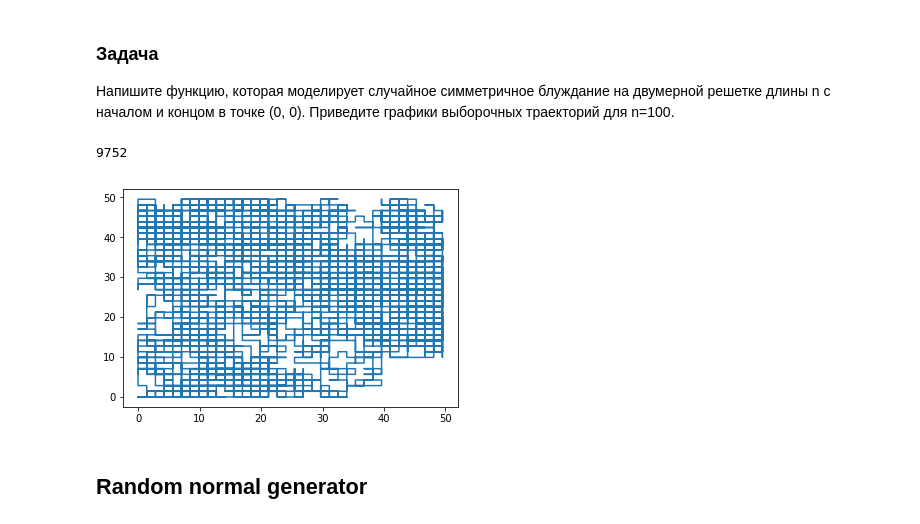
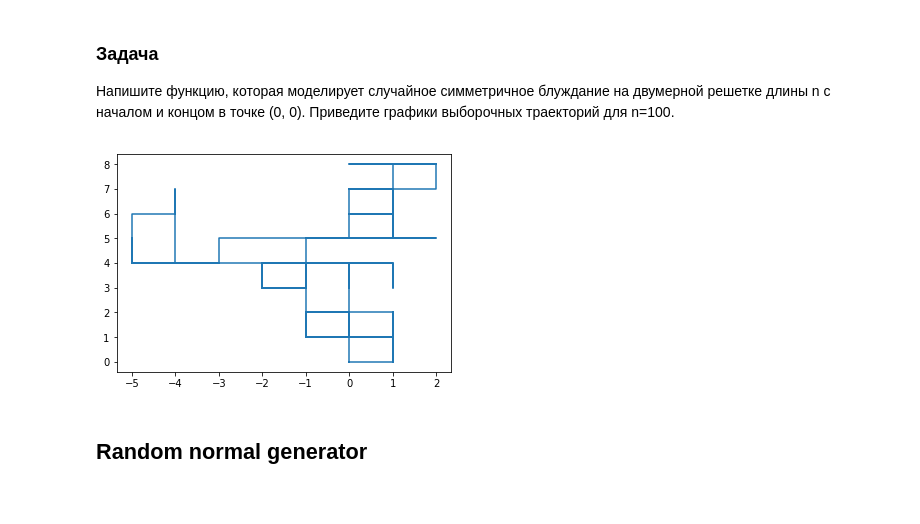
Before and after one commit to Pxsha/workshop, a Jupyter notebook: homework_random.ipynb, the cells around one changed output. Cells and saved outputs as stored; diff of their text form; code cells hidden in the pictures.

```diff
--- a/homework_random.ipynb
+++ b/homework_random.ipynb
@@ -237,32 +237,25 @@ plt.show()
 # %% [markdown]
 ### Задача
 Напишите функцию, которая моделирует случайное симметричное блуждание на двумерной решетке длины n c началом и концом в точке (0, 0). Приведите графики выборочных траекторий для n=100.
-# %%
-import math as m
-x=[0]
-y=[0]
-i=1
-step=[-1,1]
-while True:
-    valx=random.randint(0,1)
-    valy=random.randint(0,1)
-    if x[i-1]+step[valx]>0 and (y[i-1]+step[valy])>=x[i-1]+step[valx] and -x[i-1]-step[valx]+100/m.sqrt(2)>=y[i-1]+step[valy] or x[i-1]+step[valx]<=0 and y[i-1]+step[valy]>=-x[i-1]-step[valx] and x[i-1]+step[valx]+100/m.sqrt(2)>=y[i-1]+step[valy]:
-        x.append(x[i-1]+step[valx])
-        y.append(y[i-1]+step[valy])
-    else:
-        continue
-    if x[i]==0 and y[i]==0:
-        break
-
-    i+=1
-print(i)
-for j in range(i+1):
-    x[j],y[j]=(x[j]/m.sqrt(2)+y[j]/m.sqrt(2))/m.sqrt(2), (-x[j]/m.sqrt(2)+y[j]/m.sqrt(2))/m.sqrt(2)
-plt.plot(x,y)
-plt.show()
-# %% [output]
-9752
-[figure, removed]
+# %%
+import math as m
+import numpy as np
+import matplotlib.pyplot as plt
+import itertools
+x=np.ones(100)
+y=np.ones(100)
+x[np.random.choice(100, 50, replace=False)]=-1
+y[np.random.choice(100, 50, replace=False)]=-1
+x=list(itertools.accumulate(x))
+y=list(itertools.accumulate(y))
+x.insert(0,0)
+y.insert(0,0)
+for j in range(101):
+    x[j],y[j]=(x[j]/m.sqrt(2)+y[j]/m.sqrt(2))/m.sqrt(2), (-x[j]/m.sqrt(2)+y[j]/m.sqrt(2))/m.sqrt(2)
+plt.plot(x,y)
+plt.show()
+# %% [output]
+[figure, added]
 # %% [markdown]
 ## Random normal generator
 # %% [markdown]
```
